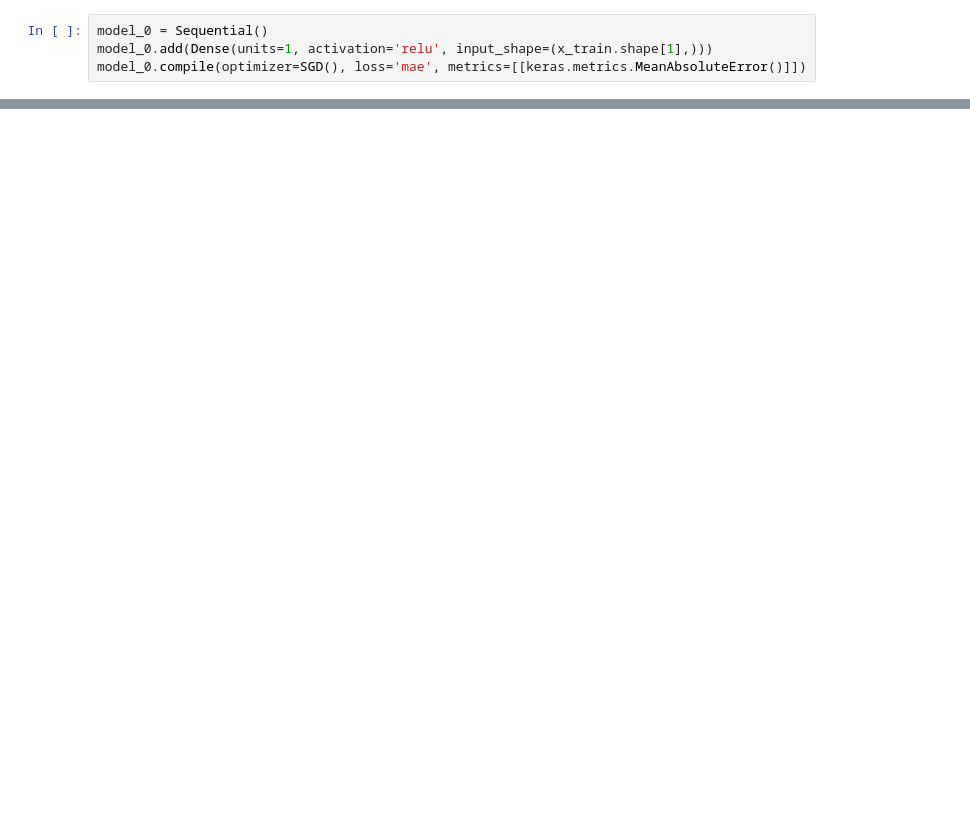
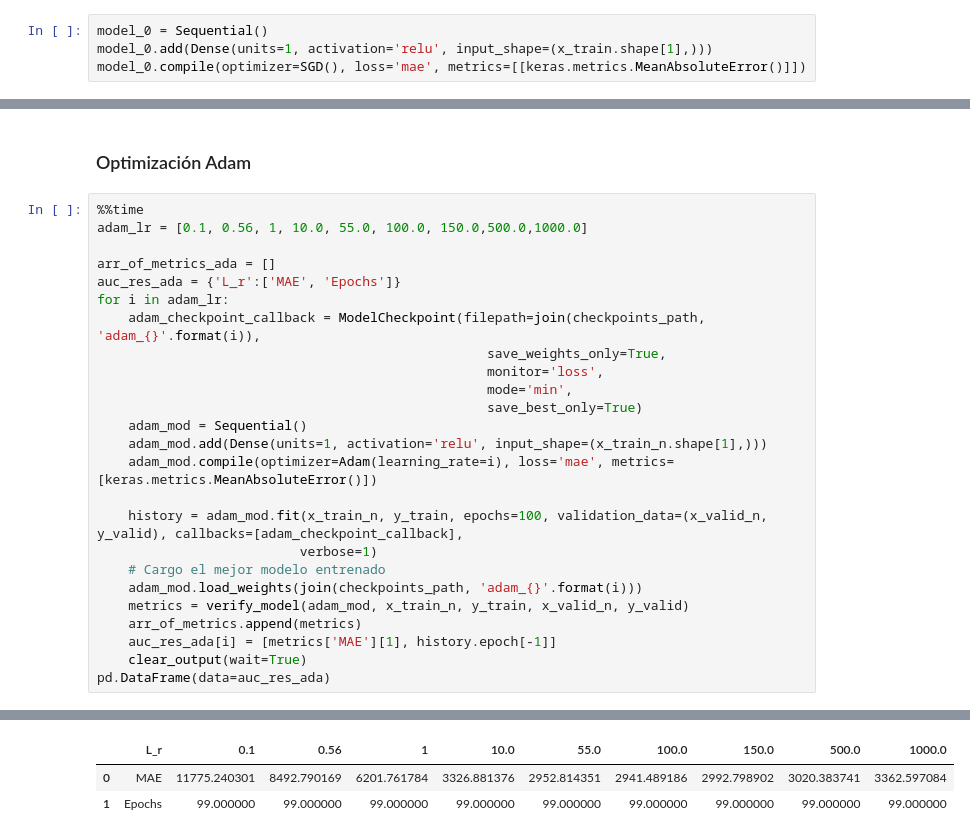
Before and after one commit to SantiAA/RN_TP2, a Jupyter notebook: src/EJ2/linear_regresion.ipynb, the cells around one changed output, grey strips where cells are left out. Cells and saved outputs as stored; diff of their text form; blank space fills up the shorter version.

```diff
--- a/src/EJ2/linear_regresion.ipynb
+++ b/src/EJ2/linear_regresion.ipynb
@@ -146,0 +445,28 @@ Wall time: 5.89 s
+# %% [markdown]
+### Optimización Adam
+# %%
+%%time
+adam_lr = [0.1, 0.56, 1, 10.0, 55.0, 100.0, 150.0,500.0,1000.0]
+
+arr_of_metrics_ada = []
+auc_res_ada = {'L_r':['MAE', 'Epochs']}
+for i in adam_lr:
+    adam_checkpoint_callback = ModelCheckpoint(filepath=join(checkpoints_path, 'adam_{}'.format(i)),
+                                                  save_weights_only=True,
+                                                  monitor='loss',
+                                                  mode='min',
+                                                  save_best_only=True)
+    adam_mod = Sequential()
+    adam_mod.add(Dense(units=1, activation='relu', input_shape=(x_train_n.shape[1],)))
+    adam_mod.compile(optimizer=Adam(learning_rate=i), loss='mae', metrics=[keras.metrics.MeanAbsoluteError()])
+
+    history = adam_mod.fit(x_train_n, y_train, epochs=100, validation_data=(x_valid_n, y_valid), callbacks=[adam_checkpoint_callback],
+                          verbose=1)
+    # Cargo el mejor modelo entrenado
+    adam_mod.load_weights(join(checkpoints_path, 'adam_{}'.format(i)))
+    metrics = verify_model(adam_mod, x_train_n, y_train, x_valid_n, y_valid)
+    arr_of_metrics.append(metrics)
+    auc_res_ada[i] = [metrics['MAE'][1], history.epoch[-1]]
+    clear_output(wait=True)
+pd.DataFrame(data=auc_res_ada)
+# %% [output]
@@ -146,0 +474,3 @@ Wall time: 5.89 s
+|  | L_r | 0.1 | 0.56 | 1 | 10.0 | 55.0 | 100.0 | 150.0 | 500.0 | 1000.0 |
+| 0 | MAE | 11775.240301 | 8492.790169 | 6201.761784 | 3326.881376 | 2952.814351 | 2941.489186 | 2992.798902 | 3020.383741 | 3362.597084 |
+| 1 | Epochs | 99.000000 | 99.000000 | 99.000000 | 99.000000 | 99.000000 | 99.000000 | 99.000000 | 99.000000 | 99.000000 |
```
Also changed, not shown: parts of 48 cells of this notebook.
